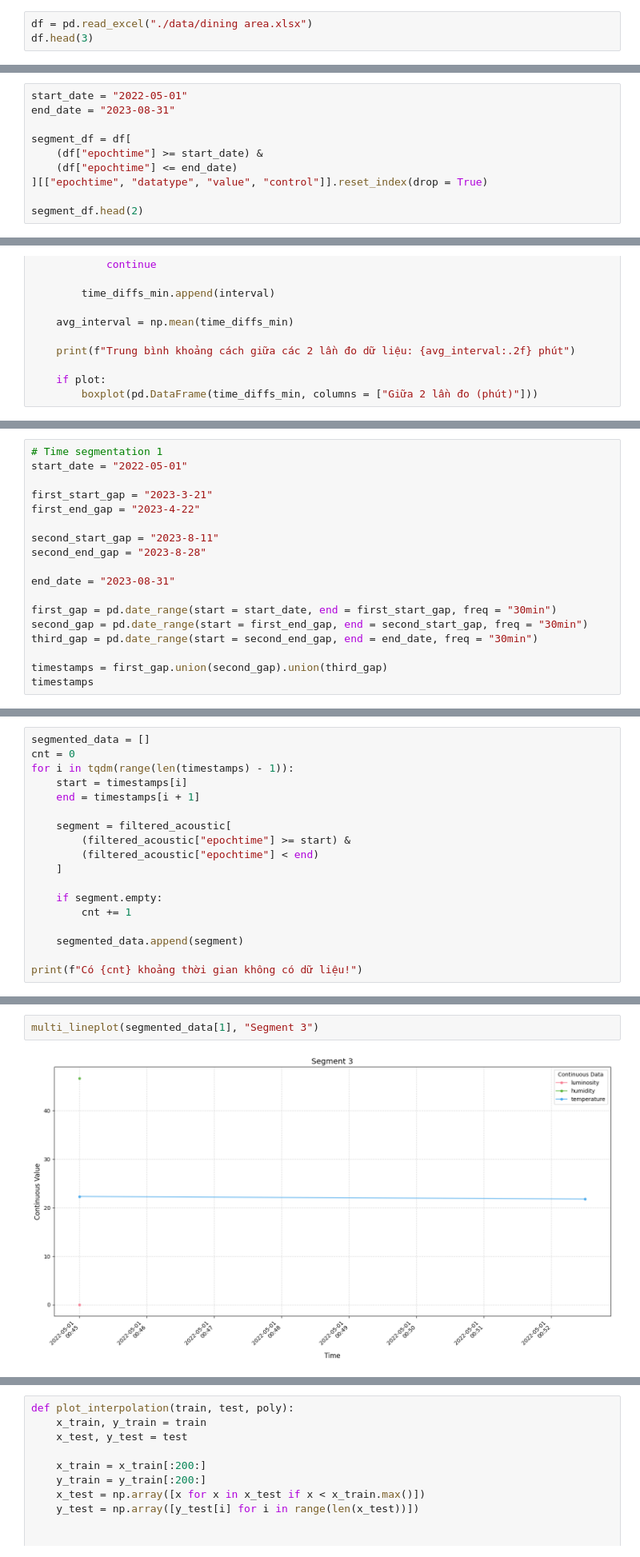
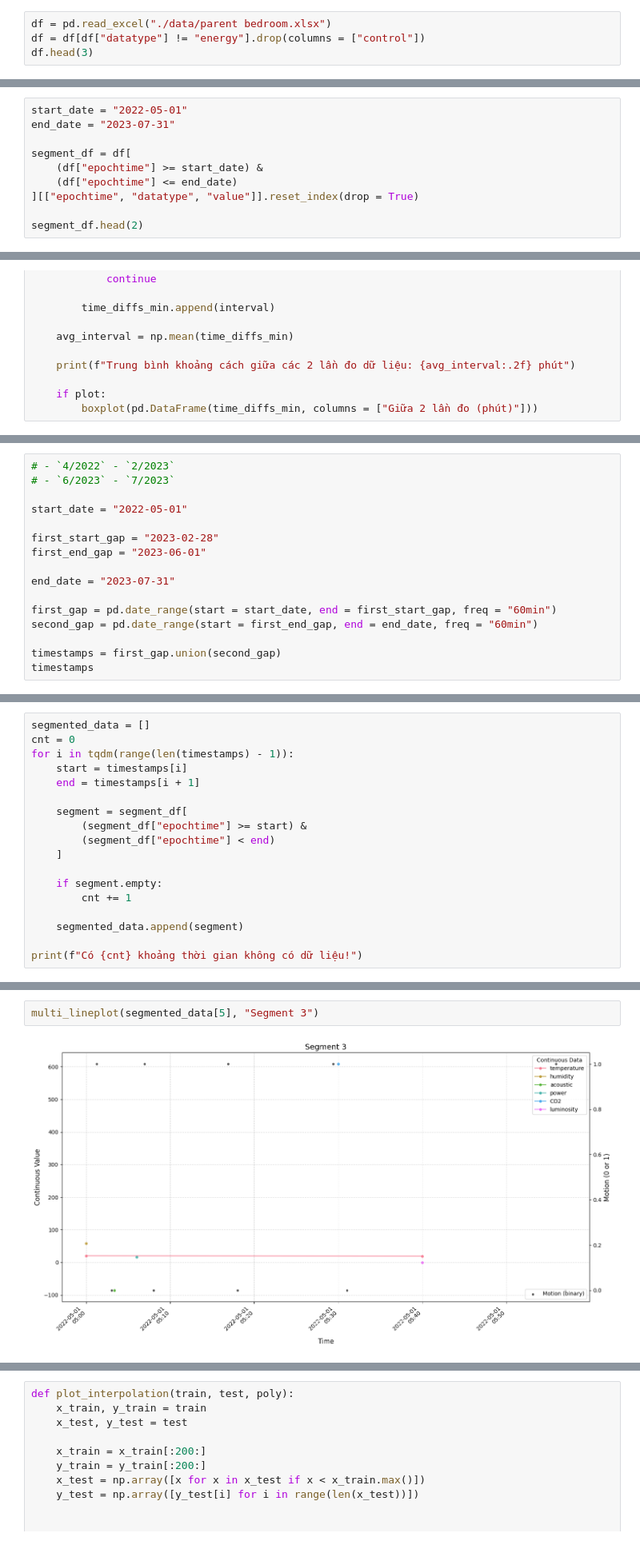
Before and after one commit to nguyenddat/Cluster_multidimension_data, a Jupyter notebook: process_data.ipynb, the cells around one changed output, grey strips where cells are left out. Shown at 80% size. Cells and saved outputs as stored; diff of their text form.

```diff
--- a/process_data.ipynb
+++ b/process_data.ipynb
@@ -10,6 +7,7 @@ from scipy.interpolate import lagrange
 
 from data_plot import *
 # %%
-df = pd.read_excel("./data/dining area.xlsx")
+df = pd.read_excel("./data/parent bedroom.xlsx")
+df = df[df["datatype"] != "energy"].drop(columns = ["control"])
 df.head(3)
 # %% [output]
@@ -153,11 +143,11 @@ Vì vậy, tách đoạn dữ liệu thành 3 khoảng thời gian thu liên t
 # %%
 start_date = "2022-05-01"
-end_date = "2023-08-31"
+end_date = "2023-07-31"
 
 segment_df = df[
     (df["epochtime"] >= start_date) &
     (df["epochtime"] <= end_date)
-][["epochtime", "datatype", "value", "control"]].reset_index(drop = True)
+][["epochtime", "datatype", "value"]].reset_index(drop = True)
 
 segment_df.head(2)
 # %% [output]
@@ -285,19 +214,17 @@ datatypes = filtered_acoustic["datatype"].unique()
 # %%
-# Time segmentation 1
+# - `4/2022` - `2/2023`
+# - `6/2023` - `7/2023`
+
 start_date = "2022-05-01"
 
-first_start_gap = "2023-3-21"
-first_end_gap = "2023-4-22"
+first_start_gap = "2023-02-28"
+first_end_gap = "2023-06-01"
 
-second_start_gap = "2023-8-11"
-second_end_gap = "2023-8-28"
+end_date = "2023-07-31"
 
-end_date = "2023-08-31"
+first_gap = pd.date_range(start = start_date, end = first_start_gap, freq = "60min")
+second_gap = pd.date_range(start = first_end_gap, end = end_date, freq = "60min")
 
-first_gap = pd.date_range(start = start_date, end = first_start_gap, freq = "30min")
-second_gap = pd.date_range(start = first_end_gap, end = second_start_gap, freq = "30min")
-third_gap = pd.date_range(start = second_end_gap, end = end_date, freq = "30min")
-
-timestamps = first_gap.union(second_gap).union(third_gap)
+timestamps = first_gap.union(second_gap)
 timestamps
 # %% [output]
@@ -320,9 +247,9 @@ for i in tqdm(range(len(timestamps) - 1)):
     start = timestamps[i]
     end = timestamps[i + 1]
 
-    segment = filtered_acoustic[
-        (filtered_acoustic["epochtime"] >= start) &
-        (filtered_acoustic["epochtime"] < end)
+    segment = segment_df[
+        (segment_df["epochtime"] >= start) &
+        (segment_df["epochtime"] < end)
     ]
 
     if segment.empty:
@@ -336,4 +263,4 @@ Có 2379 khoảng thời gian không có dữ liệu!
 # %%
-multi_lineplot(segmented_data[1], "Segment 3")
+multi_lineplot(segmented_data[5], "Segment 3")
 # %% [output]
-[figure, old version]
+[figure, new version]
```
Also changed, not shown: parts of 49 cells of this notebook, 10 other files.
